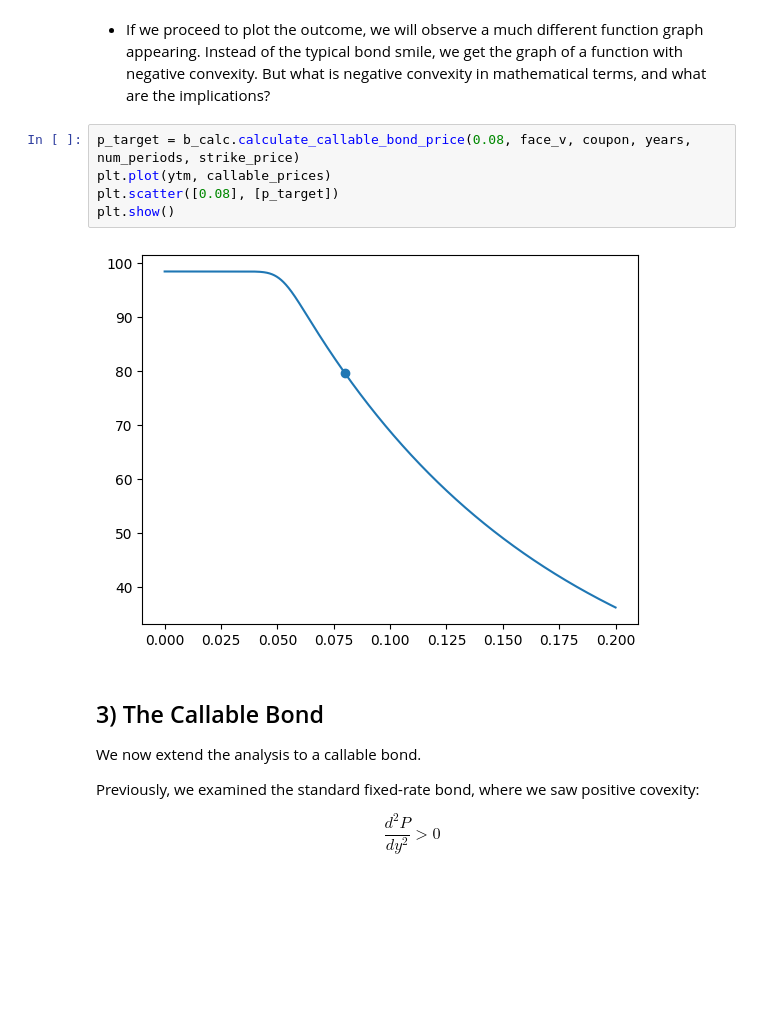
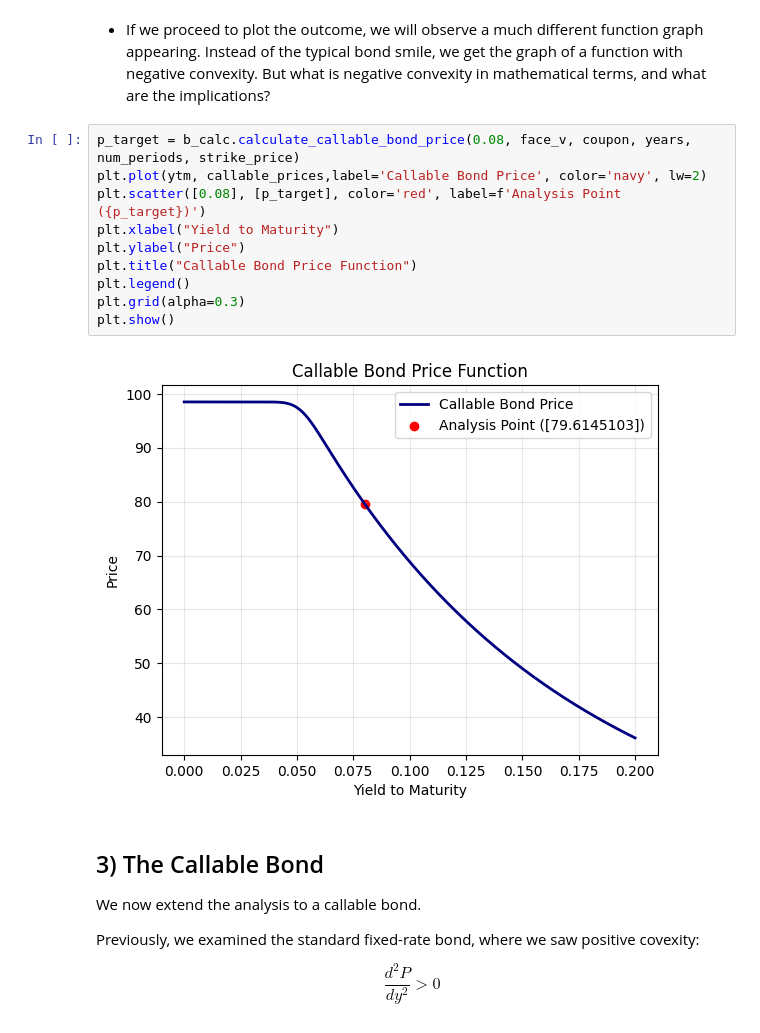
Before and after one commit to Kamend1/math_for_developers_final_project, a Jupyter notebook: project_notebooks/02_black_scholes_option_pricing_model/2_2_option_pricing_in_bonds.ipynb, the cells around one changed output. Cells and saved outputs as stored; diff of their text form; blank space fills up the shorter version.

```diff
--- a/project_notebooks/02_black_scholes_option_pricing_model/2_2_option_pricing_in_bonds.ipynb
+++ b/project_notebooks/02_black_scholes_option_pricing_model/2_2_option_pricing_in_bonds.ipynb
@@ -390,11 +394,16 @@ print(callable_prices)
  - If we proceed to plot the outcome, we will observe a much different function graph appearing. Instead of the typical bond smile, we get the graph of a function with negative convexity. But what is negative convexity in mathematical terms, and what are the implications?
 # %%
 p_target = b_calc.calculate_callable_bond_price(0.08, face_v, coupon, years, num_periods, strike_price)
-plt.plot(ytm, callable_prices)
-plt.scatter([0.08], [p_target])
+plt.plot(ytm, callable_prices,label='Callable Bond Price', color='navy', lw=2)
+plt.scatter([0.08], [p_target], color='red', label=f'Analysis Point ({p_target})')
+plt.xlabel("Yield to Maturity")
+plt.ylabel("Price")
+plt.title("Callable Bond Price Function")
+plt.legend()
+plt.grid(alpha=0.3)
 plt.show()
 # %% [output]
-[figure, old version]
+[figure, new version]
 # %% [markdown]
 ## 3) The Callable Bond
 
```
Also changed, not shown: parts of 8 cells of this notebook, 7 other files.
